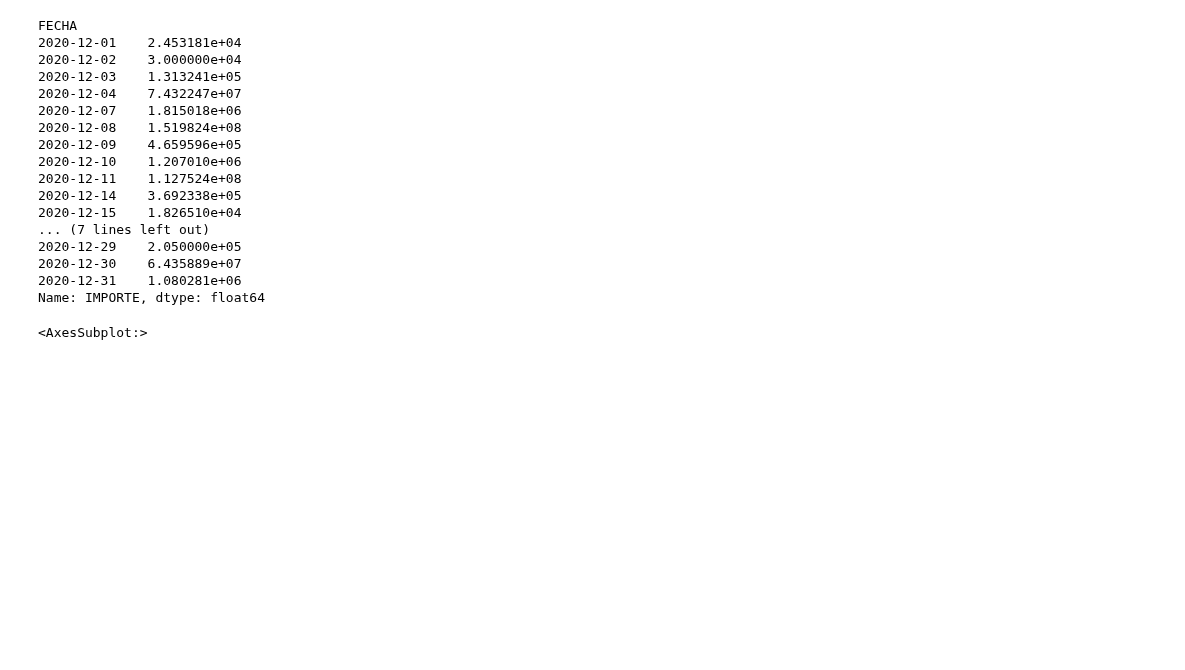
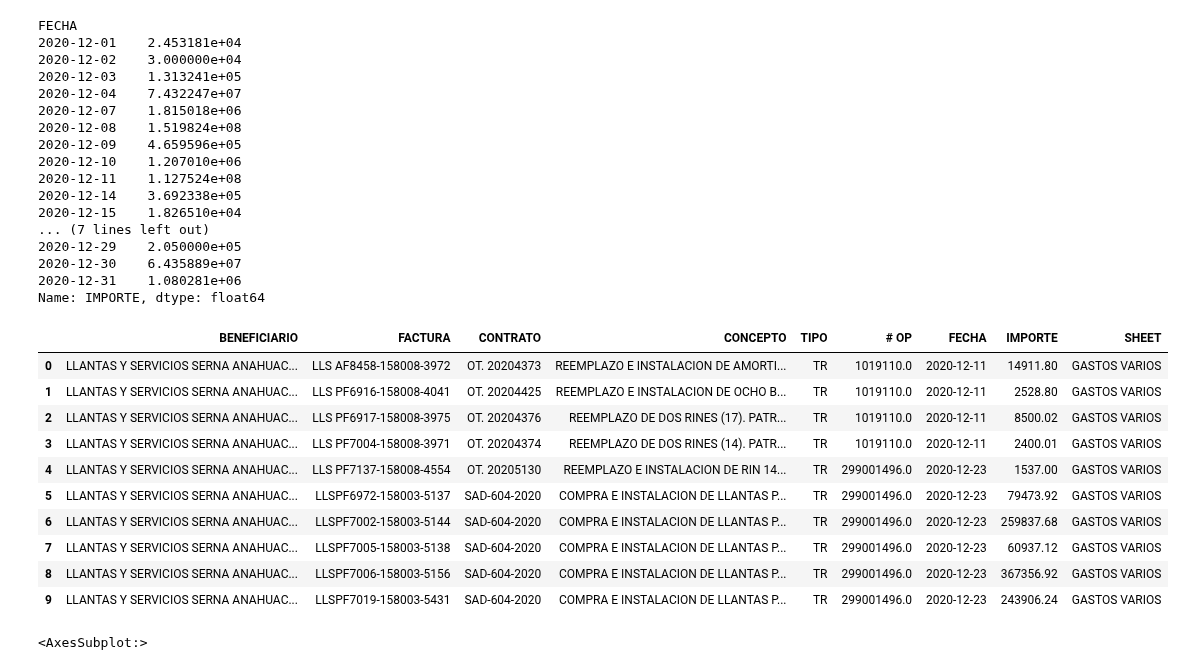
Before and after one commit to alexpin/Curso-Python, a Jupyter notebook: EDA/2_exploracion.ipynb, the cells around one changed output. Drawn from its saved outputs; the diff is of its cells as text; code cells hidden in the pictures; blank space fills up the shorter version.

```diff
--- a/EDA/2_exploracion.ipynb
+++ b/EDA/2_exploracion.ipynb
@@ -158,6 +174,20 @@ FECHA
 Name: IMPORTE, dtype: float64
 # %%
 compras_gastos_df = compras_df[compras_df['SHEET'] == 'GASTOS VARIOS']
+# %%
+compras_gastos_df.iloc[0:10]
+# %% [output]
+|  | BENEFICIARIO | FACTURA | CONTRATO | CONCEPTO | TIPO | # OP | FECHA | IMPORTE | SHEET |
+| 0 | LLANTAS Y SERVICIOS SERNA ANAHUAC... | LLS AF8458-158008-3972 | OT. 20204373 | REEMPLAZO E INSTALACION DE AMORTI... | TR | 1019110.0 | 2020-12-11 | 14911.80 | GASTOS VARIOS |
+| 1 | LLANTAS Y SERVICIOS SERNA ANAHUAC... | LLS PF6916-158008-4041 | OT. 20204425 | REEMPLAZO E INSTALACION DE OCHO B... | TR | 1019110.0 | 2020-12-11 | 2528.80 | GASTOS VARIOS |
+| 2 | LLANTAS Y SERVICIOS SERNA ANAHUAC... | LLS PF6917-158008-3975 | OT. 20204376 | REEMPLAZO DE DOS RINES (17). PATR... | TR | 1019110.0 | 2020-12-11 | 8500.02 | GASTOS VARIOS |
+| 3 | LLANTAS Y SERVICIOS SERNA ANAHUAC... | LLS PF7004-158008-3971 | OT. 20204374 | REEMPLAZO DE DOS RINES (14). PATR... | TR | 1019110.0 | 2020-12-11 | 2400.01 | GASTOS VARIOS |
+| 4 | LLANTAS Y SERVICIOS SERNA ANAHUAC... | LLS PF7137-158008-4554 | OT. 20205130 | REEMPLAZO E INSTALACION DE RIN 14... | TR | 299001496.0 | 2020-12-23 | 1537.00 | GASTOS VARIOS |
+| 5 | LLANTAS Y SERVICIOS SERNA ANAHUAC... | LLSPF6972-158003-5137 | SAD-604-2020 | COMPRA E INSTALACION DE LLANTAS P... | TR | 299001496.0 | 2020-12-23 | 79473.92 | GASTOS VARIOS |
+| 6 | LLANTAS Y SERVICIOS SERNA ANAHUAC... | LLSPF7002-158003-5144 | SAD-604-2020 | COMPRA E INSTALACION DE LLANTAS P... | TR | 299001496.0 | 2020-12-23 | 259837.68 | GASTOS VARIOS |
+| 7 | LLANTAS Y SERVICIOS SERNA ANAHUAC... | LLSPF7005-158003-5138 | SAD-604-2020 | COMPRA E INSTALACION DE LLANTAS P... | TR | 299001496.0 | 2020-12-23 | 60937.12 | GASTOS VARIOS |
+| 8 | LLANTAS Y SERVICIOS SERNA ANAHUAC... | LLSPF7006-158003-5156 | SAD-604-2020 | COMPRA E INSTALACION DE LLANTAS P... | TR | 299001496.0 | 2020-12-23 | 367356.92 | GASTOS VARIOS |
+| 9 | LLANTAS Y SERVICIOS SERNA ANAHUAC... | LLSPF7019-158003-5431 | SAD-604-2020 | COMPRA E INSTALACION DE LLANTAS P... | TR | 299001496.0 | 2020-12-23 | 243906.24 | GASTOS VARIOS |
 # %%
 compras_gastos_df['IMPORTE'].hist(bins=50)
 # %% [output]
```
Also changed, not shown: parts of 11 cells of this notebook.
